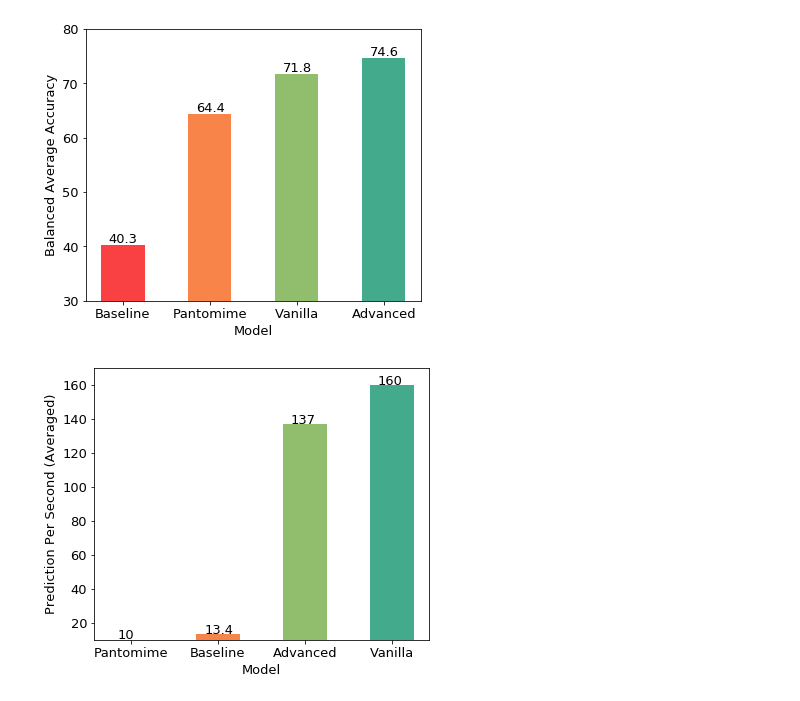
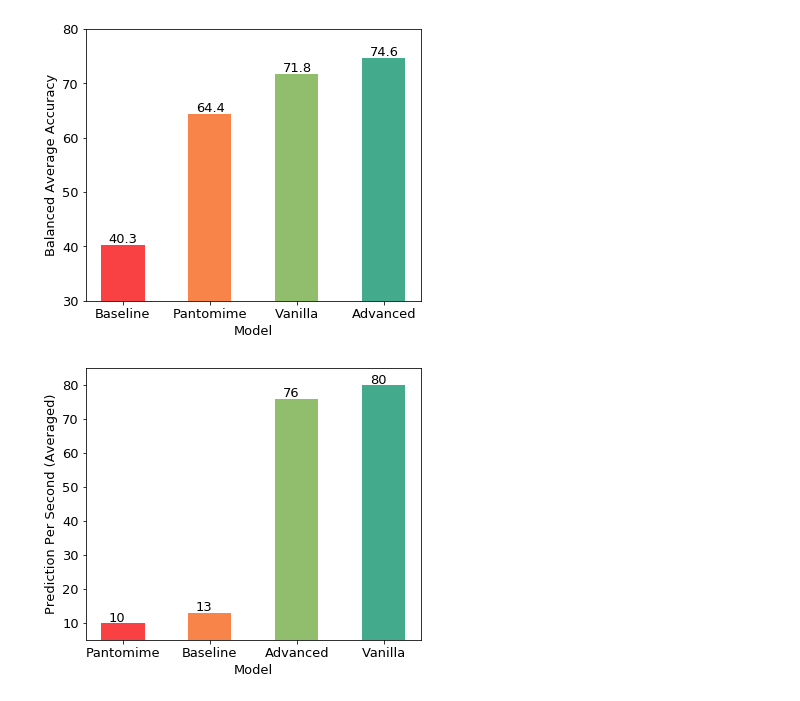
Before and after one commit to dariush-salami/attention-based-edge-convolution, a Jupyter notebook: analysis/metrics.ipynb, the cells around one changed output. Drawn from its saved outputs; the diff is of its cells as text; code cells hidden in the pictures.

```diff
--- a/analysis/metrics.ipynb
+++ b/analysis/metrics.ipynb
@@ -306,25 +306,25 @@ plt.savefig('accuracy_occluded_dataset_comparison.png', dpi=400, transparent=Tru
 [figure]
 # %%
 model_names = ['Pantomime', 'Baseline', 'Vanilla', 'Advanced']
-pantomime_primary = [10, 13.4, 160, 137]
+pantomime_primary = [10, 13, 80, 76]
 colors = ['#f94144', '#f9844a', '#90be6d', '#43aa8b']
 
 model_names = [x for _,x in sorted(zip(pantomime_primary, model_names))]
 pantomime_primary = sorted(pantomime_primary)
 
 fig = plt.figure(figsize = (6, 5))
 
 plt.bar(model_names, pantomime_primary, width = 0.5, color=colors)
 xlocs, xlabs = plt.xticks()
 for i, v in enumerate(pantomime_primary):
     plt.text(xlocs[i] - 0.16, v + .4, str(v))
 axes = plt.gca()
-axes.set_ylim([10, 170])
+axes.set_ylim([5, 85])
 plt.xlabel("Model")
 plt.ylabel("Prediction Per Second (Averaged)")
 # plt.show()
 plt.savefig('inference_time_batch_size_1.png', dpi=400, transparent=True)
 # %% [output]
-[figure, old version]
+[figure, new version]
 # %%
 model_names = ['Pantomime', 'Baseline', 'Vanilla', 'Advanced']
```
Also changed, not shown: parts of 3 cells of this notebook, 4 other files.
